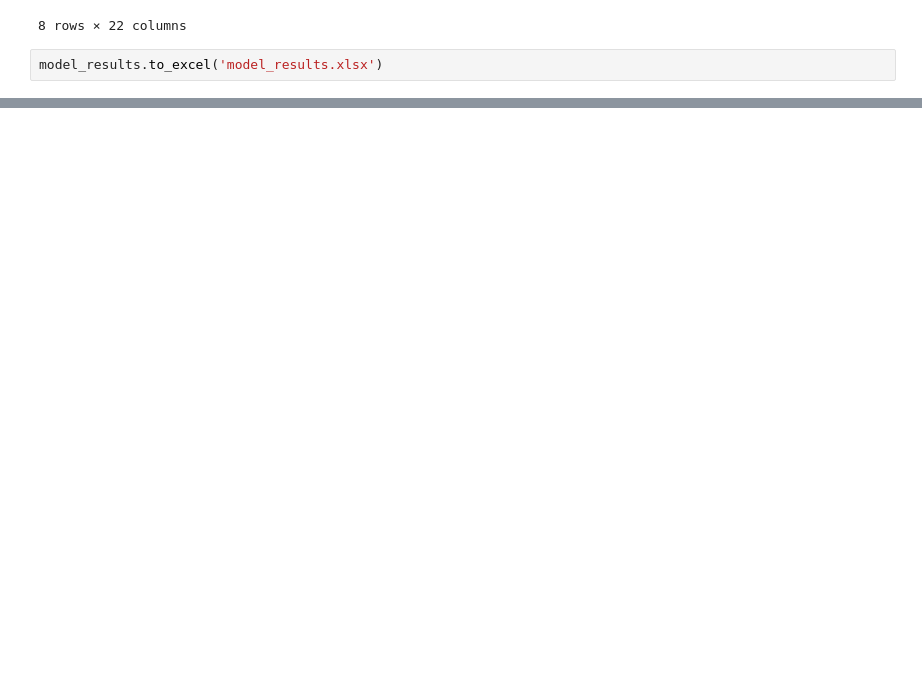
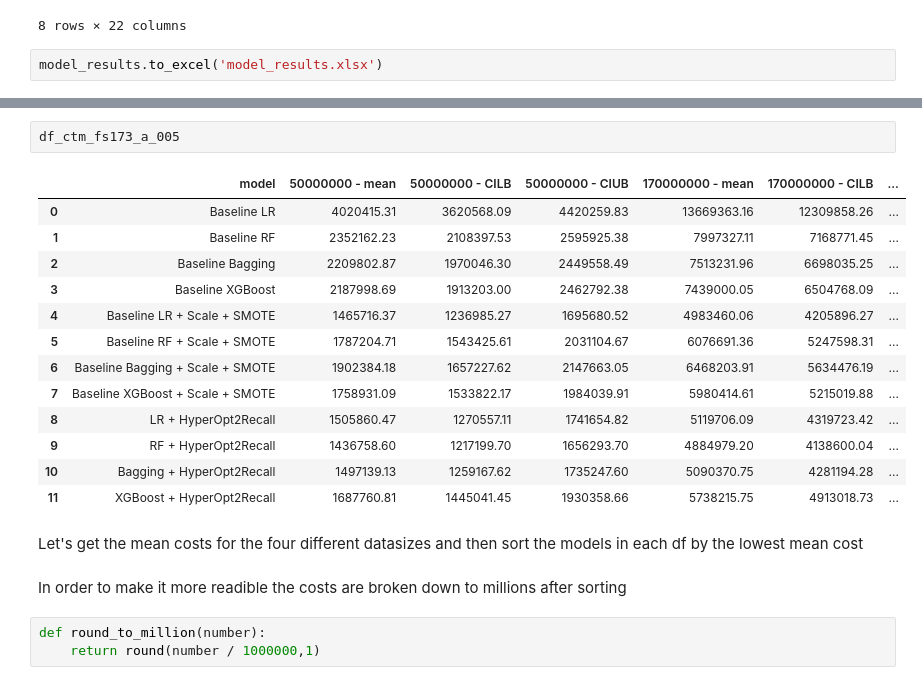
Before and after one commit to wihe96/Master_thesis_credit_card_fraud_detection, a Jupyter notebook: Credit_Card_Fraud_Detection_Business_Centric_Approach.ipynb, the cells around one changed output, grey strips where cells are left out. Cells and saved outputs as stored; diff of their text form; blank space fills up the shorter version.

```diff
--- a/Credit_Card_Fraud_Detection_Business_Centric_Approach.ipynb
+++ b/Credit_Card_Fraud_Detection_Business_Centric_Approach.ipynb
@@ -776,0 +1265,23 @@ model_results.to_excel('model_results.xlsx')
+# %%
+df_ctm_fs173_a_005
+# %% [output]
+|  | model | 50000000 - mean | 50000000 - CILB | 50000000 - CIUB | 170000000 - mean | 170000000 - CILB | ... |
+| 0 | Baseline LR | 4020415.31 | 3620568.09 | 4420259.83 | 13669363.16 | 12309858.26 | ... |
+| 1 | Baseline RF | 2352162.23 | 2108397.53 | 2595925.38 | 7997327.11 | 7168771.45 | ... |
+| 2 | Baseline Bagging | 2209802.87 | 1970046.30 | 2449558.49 | 7513231.96 | 6698035.25 | ... |
+| 3 | Baseline XGBoost | 2187998.69 | 1913203.00 | 2462792.38 | 7439000.05 | 6504768.09 | ... |
+| 4 | Baseline LR + Scale + SMOTE | 1465716.37 | 1236985.27 | 1695680.52 | 4983460.06 | 4205896.27 | ... |
+| 5 | Baseline RF + Scale + SMOTE | 1787204.71 | 1543425.61 | 2031104.67 | 6076691.36 | 5247598.31 | ... |
+| 6 | Baseline Bagging + Scale + SMOTE | 1902384.18 | 1657227.62 | 2147663.05 | 6468203.91 | 5634476.19 | ... |
+| 7 | Baseline XGBoost + Scale + SMOTE | 1758931.09 | 1533822.17 | 1984039.91 | 5980414.61 | 5215019.88 | ... |
+| 8 | LR + HyperOpt2Recall | 1505860.47 | 1270557.11 | 1741654.82 | 5119706.09 | 4319723.42 | ... |
+| 9 | RF + HyperOpt2Recall | 1436758.60 | 1217199.70 | 1656293.70 | 4884979.20 | 4138600.04 | ... |
+| 10 | Bagging + HyperOpt2Recall | 1497139.13 | 1259167.62 | 1735247.60 | 5090370.75 | 4281194.28 | ... |
+| 11 | XGBoost + HyperOpt2Recall | 1687760.81 | 1445041.45 | 1930358.66 | 5738215.75 | 4913018.73 | ... |
+# %% [markdown]
+Let's get the mean costs for the four different datasizes and then sort the models in each df by the lowest mean cost
+# %% [markdown]
+In order to make it more readible the costs are broken down to millions after sorting
+# %%
+def round_to_million(number):
+    return round(number / 1000000,1)
```
Also changed, not shown: parts of 17 cells of this notebook.
